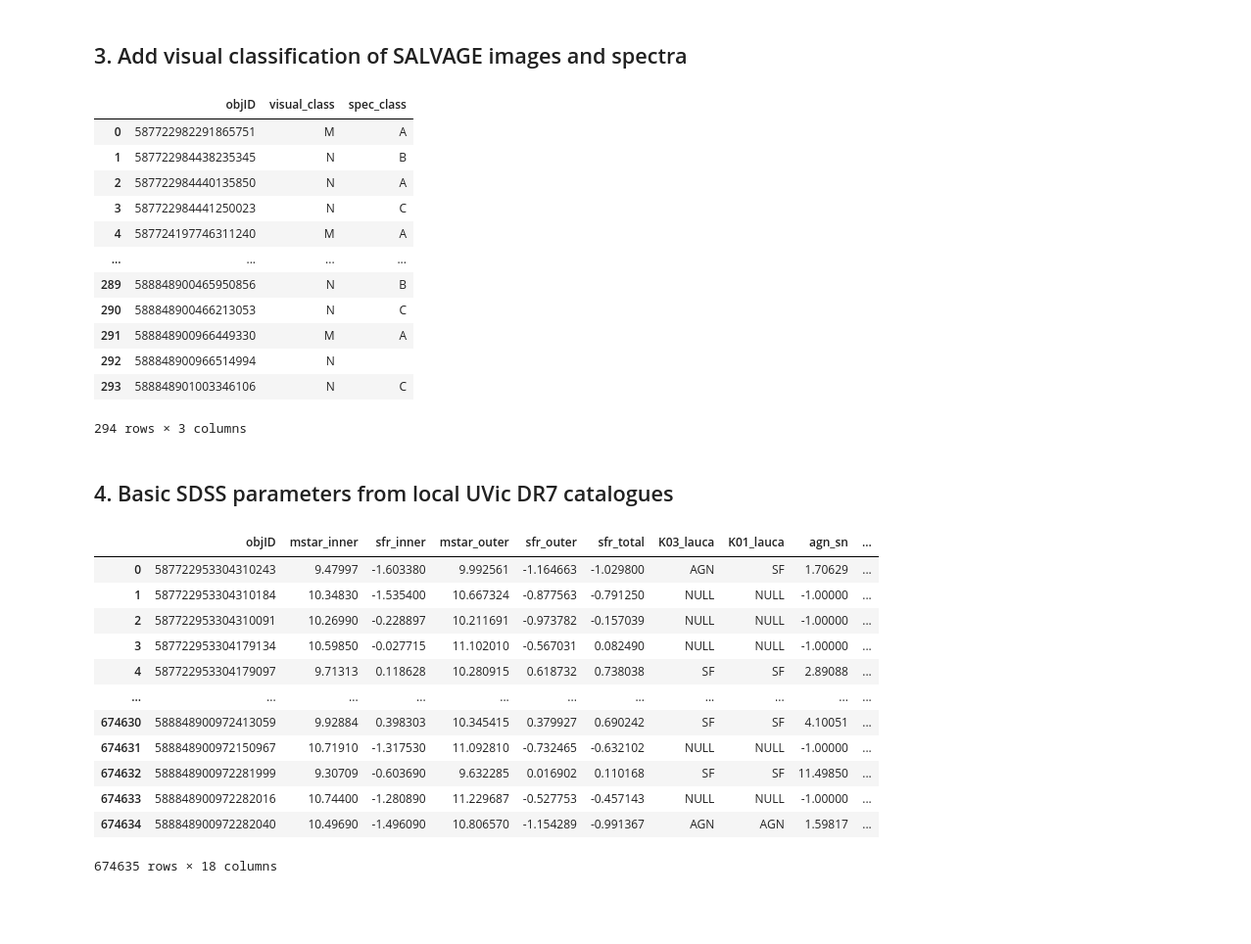
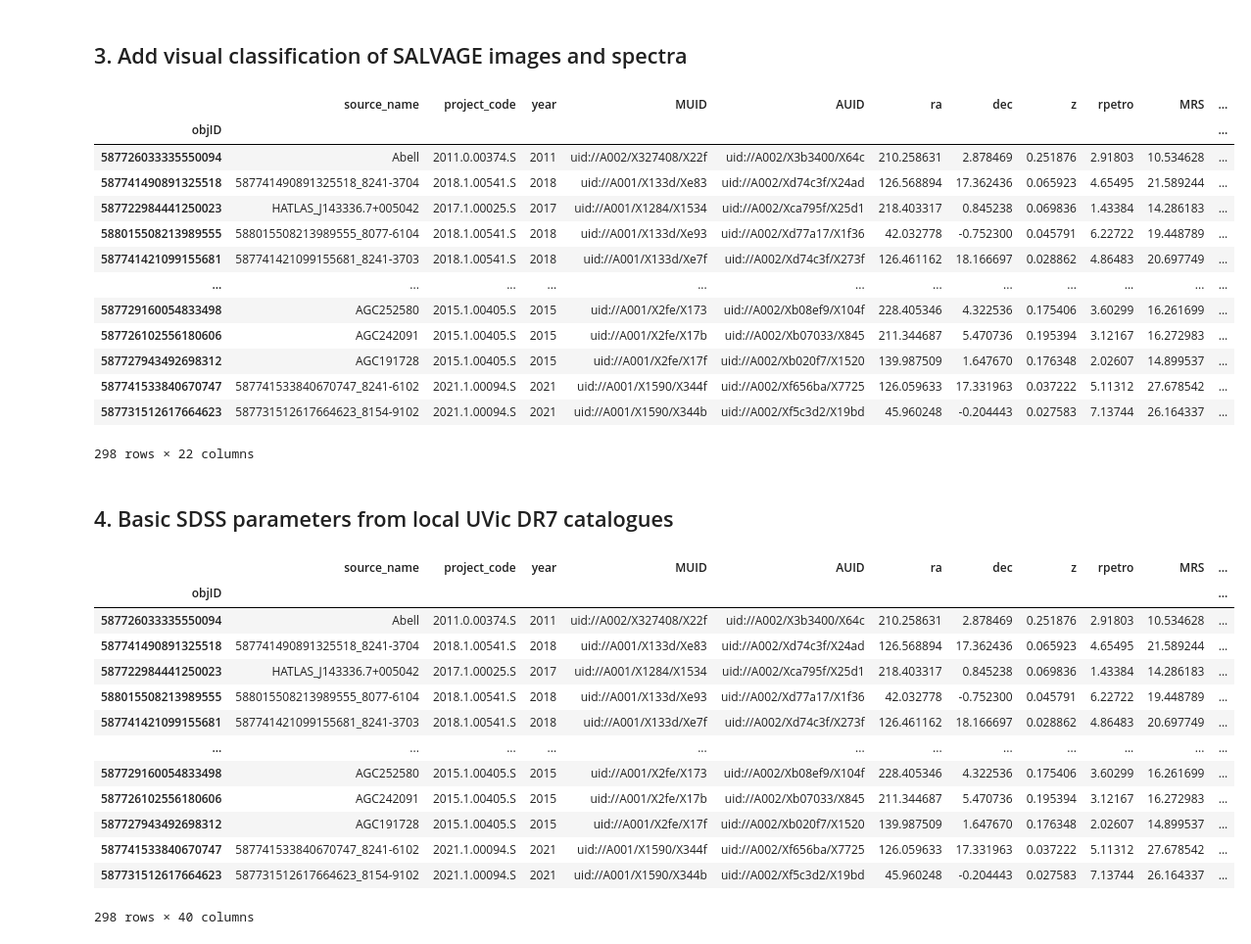
Before and after one commit to sj-wilkinson/SALVAGE, a Jupyter notebook: ALMA_reduction/science/generate-science-ready-dataframe.ipynb, the cells around one changed output. Shown at 98% size. Saved outputs shown, nothing was run; the diff lists cells and outputs as text; code cells hidden in the pictures; blank space fills up the shorter version.

Commit message:
separated dataframe generation, moved AGN classification to a post-processing step

```diff
--- a/ALMA_reduction/science/generate-science-ready-dataframe.ipynb
+++ b/ALMA_reduction/science/generate-science-ready-dataframe.ipynb
@@ -26,6 +33,6 @@ FileNotFoundError: /arc/projects/salvage/ALMA_reduction/samples/salvage-Sep20-sa
 # %%
 d = {'objID': objID_sample, 'source_name': name_sample, 'project_code': proj_sample, 'year': year_sample, 'MUID': muid_sample, 'AUID': auid_sample, \
-    'ra': ra_sample, 'dec': dec_sample, 'z': z_sample, 'mstar_total': mass_sample, 'rpetro': rpetro_sample, 'MRS': mrs_sample, 'resolution': res_sample}
+    'ra': ra_sample, 'dec': dec_sample, 'z': z_sample, 'rpetro': rpetro_sample, 'MRS': mrs_sample, 'resolution': res_sample, 'sensitivity': sens_sample}
 df = pd.DataFrame(data=d)
 df
 # %% [output]
@@ -36,6 +55,7 @@ NameError: name 'WISE' is not defined
 fpath = '/arc/projects/salvage/ALMA_reduction/'
 file = 'salvage-AGN-Oct10-sample_match-lt-4rp_mrs-gt-2rp_qa2-pass_no-inf-dups_ellipap.out'
 file = 'salvage-AGN-Oct14-sample_match-lt-4rp_mrs-gt-2rp_qa2-pass_no-inf-dups_ellipap_iter.out'
+file = 'salvage-AGN-Oct16-sample_match-lt-4rp_mrs-gt-2rp_qa2-pass_no-inf-dups_ellipap_iter.out'
 
 objID_masses = np.loadtxt(fpath+file, dtype = str, usecols = [0], unpack = True)
 MH2_inner, MH2_outer, MH2_total, MH2_inner_err, MH2_outer_err, MH2_total_err, f_inner, f_outer = np.loadtxt(fpath+file, dtype = float, usecols = [1,2,3,4,5,6,7,8], unpack = True)
@@ -43,7 +63,7 @@ MH2_inner, MH2_outer, MH2_total, MH2_inner_err, MH2_outer_err, MH2_total_err, f_
 d2 = {'objID': objID_masses, 'MH2_total': MH2_total, 'MH2_total_err': MH2_total_err, 'MH2_inner': MH2_inner, 'MH2_inner_err': MH2_inner_err, 'MH2_outer': MH2_outer, 'MH2_outer_err': MH2_outer_err, 'f_inner': f_inner, 'f_outer': f_outer}
 df2 = pd.DataFrame(data=d2)
 
-# join the catalogues
-df3 = df.set_index('objID').join(df2.set_index('objID'), on = 'objID')
-df3
+# join the catalogues and overwrite the dataframe
+df = df.set_index('objID').join(df2.set_index('objID'), on = 'objID')
+df
 # %% [output]
@@ -68,26 +89,27 @@ file = 'SALVAGE_classification.csv'
 
 objID_classes, morph_class, spec_class = np.loadtxt(fpath+file, dtype = str, unpack = True, delimiter = ',', usecols = [0,1,2], skiprows = 1)
 # %%
-d4 = {'objID': objID_classes, 'visual_class': morph_class, 'spec_class': spec_class}
-df4 = pd.DataFrame(data=d4)
+d_tmp = {'objID': objID_classes, 'visual_class': morph_class, 'spec_class': spec_class}
+df_tmp = pd.DataFrame(data=d_tmp)
 
 # join the catalogues
-df5 = df3.join(df4.set_index('objID'), on = 'objID')
-df5
+df = df.join(df_tmp.set_index('objID'), on = 'objID')
+df
 # %% [output]
-|  | objID | visual_class | spec_class |
-| 0 | 587722982291865751 | M | A |
-| 1 | 587722984438235345 | N | B |
-| 2 | 587722984440135850 | N | A |
-| 3 | 587722984441250023 | N | C |
-| 4 | 587724197746311240 | M | A |
-| ... | ... | ... | ... |
-| 289 | 588848900465950856 | N | B |
-| 290 | 588848900466213053 | N | C |
-| 291 | 588848900966449330 | M | A |
-| 292 | 588848900966514994 | N |  |
-| 293 | 588848901003346106 | N | C |
+|  | source_name | project_code | year | MUID | AUID | ra | dec | z | rpetro | MRS | ... |
+| objID |  |  |  |  |  |  |  |  |  |  | ... |
+| 587726033335550094 | Abell | 2011.0.00374.S | 2011 | uid://A002/X327408/X22f | uid://A002/X3b3400/X64c | 210.258631 | 2.878469 | 0.251876 | 2.91803 | 10.534628 | ... |
+| 587741490891325518 | 587741490891325518_8241-3704 | 2018.1.00541.S | 2018 | uid://A001/X133d/Xe83 | uid://A002/Xd74c3f/X24ad | 126.568894 | 17.362436 | 0.065923 | 4.65495 | 21.589244 | ... |
+| 587722984441250023 | HATLAS_J143336.7+005042 | 2017.1.00025.S | 2017 | uid://A001/X1284/X1534 | uid://A002/Xca795f/X25d1 | 218.403317 | 0.845238 | 0.069836 | 1.43384 | 14.286183 | ... |
+| 588015508213989555 | 588015508213989555_8077-6104 | 2018.1.00541.S | 2018 | uid://A001/X133d/Xe93 | uid://A002/Xd77a17/X1f36 | 42.032778 | -0.752300 | 0.045791 | 6.22722 | 19.448789 | ... |
+| 587741421099155681 | 587741421099155681_8241-3703 | 2018.1.00541.S | 2018 | uid://A001/X133d/Xe7f | uid://A002/Xd74c3f/X273f | 126.461162 | 18.166697 | 0.028862 | 4.86483 | 20.697749 | ... |
+| ... | ... | ... | ... | ... | ... | ... | ... | ... | ... | ... | ... |
+| 587729160054833498 | AGC252580 | 2015.1.00405.S | 2015 | uid://A001/X2fe/X173 | uid://A002/Xb08ef9/X104f | 228.405346 | 4.322536 | 0.175406 | 3.60299 | 16.261699 | ... |
+| 587726102556180606 | AGC242091 | 2015.1.00405.S | 2015 | uid://A001/X2fe/X17b | uid://A002/Xb07033/X845 | 211.344687 | 5.470736 | 0.195394 | 3.12167 | 16.272983 | ... |
+| 587727943492698312 | AGC191728 | 2015.1.00405.S | 2015 | uid://A001/X2fe/X17f | uid://A002/Xb020f7/X1520 | 139.987509 | 1.647670 | 0.176348 | 2.02607 | 14.899537 | ... |
+| 587741533840670747 | 587741533840670747_8241-6102 | 2021.1.00094.S | 2021 | uid://A001/X1590/X344f | uid://A002/Xf656ba/X7725 | 126.059633 | 17.331963 | 0.037222 | 5.11312 | 27.678542 | ... |
+| 587731512617664623 | 587731512617664623_8154-9102 | 2021.1.00094.S | 2021 | uid://A001/X1590/X344b | uid://A002/Xf5c3d2/X19bd | 45.960248 | -0.204443 | 0.027583 | 7.13744 | 26.164337 | ... |
-294 rows × 3 columns
+298 rows × 22 columns
 # %% [markdown]
 ## 4. Basic SDSS parameters from local UVic DR7 catalogues
 # %%
@@ -154,27 +176,29 @@ K03_mw_bsn[balmer_sn<3] = K03[balmer_sn<3]
 K01_mw_bsn = K01_mw.copy()
 K01_mw_bsn[balmer_sn<3] = K01[balmer_sn<3]
 # %%
-d6 = {'objID': table_id, 'mstar_inner': mass_fib, 'sfr_inner': sfr_fib, 'mstar_outer': mass_out, 'sfr_outer': sfr_out, 'mstar_outer': mass_out, 'sfr_total': sfr_tot, \
+d_tmp = {'objID': table_id, 'mstar_inner': mass_fib, 'sfr_inner': sfr_fib, 'mstar_outer': mass_out, 'sfr_outer': sfr_out, 'mstar_total': mass_tot, 'sfr_total': sfr_tot, \
       'K03_lauca': K03, 'K01_lauca': K01, 'agn_sn': agn_sn, 'balmer_sn': balmer_sn, \
       'S06_lauca_mw': S06_mw, 'K03_lauca_mw': K03_mw, 'K01_lauca_mw': K01_mw, 'agn_sn_mw': agn_sn_mw, \
       'K03_lauca_mw_bsn': K03_mw_bsn, 'K01_lauca_mw_bsn': K01_mw_bsn, 'agn_sn_mw_bsn': agn_sn_mw_bsn, \
       'vdisp': vdisp}
-df6 = pd.DataFrame(data=d6)
+df_tmp = pd.DataFrame(data=d_tmp)
 
-df7 = df5.join(df6.set_index('objID'), on = 'objID')
-df7
+# join the catalogues and overwrite dataframe
+df = df.join(df_tmp.set_index('objID'), on = 'objID')
+df
 # %% [output]
-|  | objID | mstar_inner | sfr_inner | mstar_outer | sfr_outer | sfr_total | K03_lauca | K01_lauca | agn_sn | ... |
-| 0 | 587722953304310243 | 9.47997 | -1.603380 | 9.992561 | -1.164663 | -1.029800 | AGN | SF | 1.70629 | ... |
-| 1 | 587722953304310184 | 10.34830 | -1.535400 | 10.667324 | -0.877563 | -0.791250 | NULL | NULL | -1.00000 | ... |
-| 2 | 587722953304310091 | 10.26990 | -0.228897 | 10.211691 | -0.973782 | -0.157039 | NULL | NULL | -1.00000 | ... |
-| 3 | 587722953304179134 | 10.59850 | -0.027715 | 11.102010 | -0.567031 | 0.082490 | NULL | NULL | -1.00000 | ... |
-| 4 | 587722953304179097 | 9.71313 | 0.118628 | 10.280915 | 0.618732 | 0.738038 | SF | SF | 2.89088 | ... |
-| ... | ... | ... | ... | ... | ... | ... | ... | ... | ... | ... |
-| 674630 | 588848900972413059 | 9.92884 | 0.398303 | 10.345415 | 0.379927 | 0.690242 | SF | SF | 4.10051 | ... |
-| 674631 | 588848900972150967 | 10.71910 | -1.317530 | 11.092810 | -0.732465 | -0.632102 | NULL | NULL | -1.00000 | ... |
-| 674632 | 588848900972281999 | 9.30709 | -0.603690 | 9.632285 | 0.016902 | 0.110168 | SF | SF | 11.49850 | ... |
-| 674633 | 588848900972282016 | 10.74400 | -1.280890 | 11.229687 | -0.527753 | -0.457143 | NULL | NULL | -1.00000 | ... |
-| 674634 | 588848900972282040 | 10.49690 | -1.496090 | 10.806570 | -1.154289 | -0.991367 | AGN | AGN | 1.59817 | ... |
+|  | source_name | project_code | year | MUID | AUID | ra | dec | z | rpetro | MRS | ... |
+| objID |  |  |  |  |  |  |  |  |  |  | ... |
+| 587726033335550094 | Abell | 2011.0.00374.S | 2011 | uid://A002/X327408/X22f | uid://A002/X3b3400/X64c | 210.258631 | 2.878469 | 0.251876 | 2.91803 | 10.534628 | ... |
+| 587741490891325518 | 587741490891325518_8241-3704 | 2018.1.00541.S | 2018 | uid://A001/X133d/Xe83 | uid://A002/Xd74c3f/X24ad | 126.568894 | 17.362436 | 0.065923 | 4.65495 | 21.589244 | ... |
+| 587722984441250023 | HATLAS_J143336.7+005042 | 2017.1.00025.S | 2017 | uid://A001/X1284/X1534 | uid://A002/Xca795f/X25d1 | 218.403317 | 0.845238 | 0.069836 | 1.43384 | 14.286183 | ... |
+| 588015508213989555 | 588015508213989555_8077-6104 | 2018.1.00541.S | 2018 | uid://A001/X133d/Xe93 | uid://A002/Xd77a17/X1f36 | 42.032778 | -0.752300 | 0.045791 | 6.22722 | 19.448789 | ... |
+| 587741421099155681 | 587741421099155681_8241-3703 | 2018.1.00541.S | 2018 | uid://A001/X133d/Xe7f | uid://A002/Xd74c3f/X273f | 126.461162 | 18.166697 | 0.028862 | 4.86483 | 20.697749 | ... |
+| ... | ... | ... | ... | ... | ... | ... | ... | ... | ... | ... | ... |
+| 587729160054833498 | AGC252580 | 2015.1.00405.S | 2015 | uid://A001/X2fe/X173 | uid://A002/Xb08ef9/X104f | 228.405346 | 4.322536 | 0.175406 | 3.60299 | 16.261699 | ... |
+| 587726102556180606 | AGC242091 | 2015.1.00405.S | 2015 | uid://A001/X2fe/X17b | uid://A002/Xb07033/X845 | 211.344687 | 5.470736 | 0.195394 | 3.12167 | 16.272983 | ... |
+| 587727943492698312 | AGC191728 | 2015.1.00405.S | 2015 | uid://A001/X2fe/X17f | uid://A002/Xb020f7/X1520 | 139.987509 | 1.647670 | 0.176348 | 2.02607 | 14.899537 | ... |
+| 587741533840670747 | 587741533840670747_8241-6102 | 2021.1.00094.S | 2021 | uid://A001/X1590/X344f | uid://A002/Xf656ba/X7725 | 126.059633 | 17.331963 | 0.037222 | 5.11312 | 27.678542 | ... |
+| 587731512617664623 | 587731512617664623_8154-9102 | 2021.1.00094.S | 2021 | uid://A001/X1590/X344b | uid://A002/Xf5c3d2/X19bd | 45.960248 | -0.204443 | 0.027583 | 7.13744 | 26.164337 | ... |
-674635 rows × 18 columns
+298 rows × 40 columns
 # %% [markdown]
```
Also changed, not shown: parts of 47 cells of this notebook.
